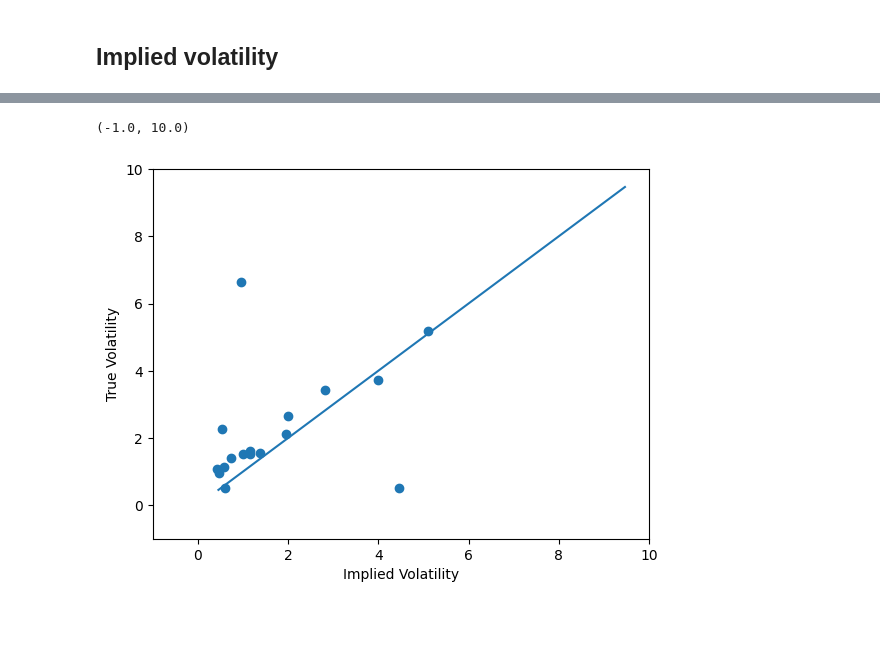
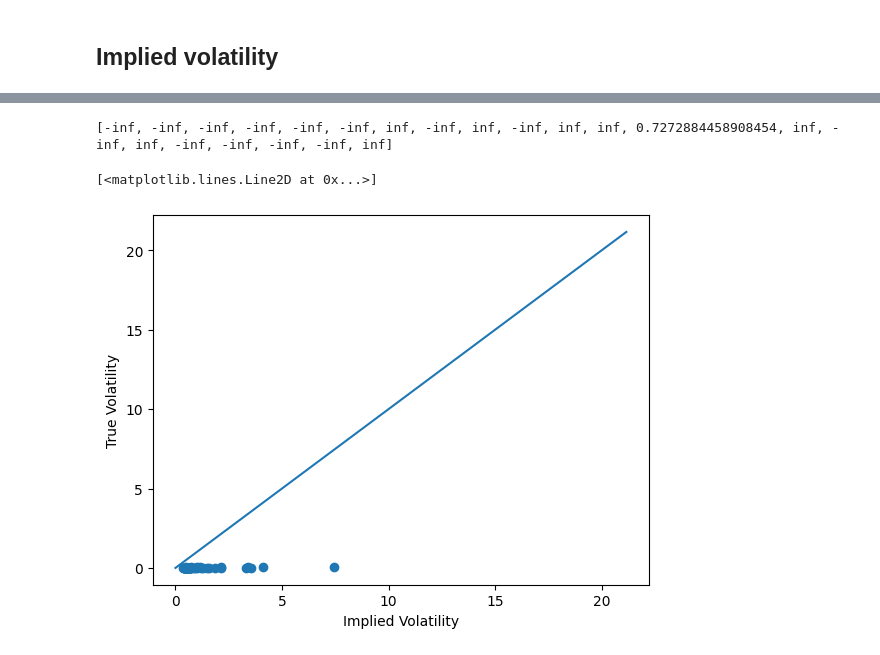
Before and after one commit to ansingh16/derivative_pricing, a Jupyter notebook: Code/Pricing.ipynb, the cells around one changed output, grey strips where cells are left out. Cells and saved outputs as stored; diff of their text form; code cells hidden in the pictures; blank space fills up the shorter version.

```diff
--- a/Code/Pricing.ipynb
+++ b/Code/Pricing.ipynb
@@ -156,6 +191,7 @@ current_price = stock.Close[-1]
 strike_price = current_price+2
 risk_free_rate = 0.05
 dt = 1/252.0
+risk_free_rate = 0.528
 
 
 option_price=[]
@@ -234,7 +270,7 @@ stock_data = pdr.get_data_yahoo(ticker, start_date, end_date)
 
 lastdate = datetime.date.today().strftime('%Y-%m-%d')
 
-expiration = '2023-11-03'
+expiration = '2024-09-20'
 stock_ticker = yfin.Ticker(ticker)
 # Fetch options data
 options_data = stock_ticker.option_chain(expiration)
@@ -246,14 +282,16 @@ puts = options_data.puts
 calls['lastTradeDate'] = calls['lastTradeDate'].apply(format_date)
 puts['lastTradeDate'] = puts['lastTradeDate'].apply(format_date)
 
-# select the
+# risk free rate
+risk_free_rate = 0.528
 
 
 # print(strike,strike_df.lastTradeDate.values[0])
 
-risk_free_rate = 0.05
+# risk_free_rate = 0.05
 deltat = 1/252.0
 steps = 100
+
 
 mc_price = []
 op_price = []
@@ -367,7 +402,7 @@ end_date = current_date
 stock_data = pdr.get_data_yahoo(ticker, start_date, end_date)
 
 
-expiration = '2023-11-03'
+expiration = '2024-09-20'
 stock_ticker = yfin.Ticker(ticker)
 # Fetch options data
 options_data = stock_ticker.option_chain(expiration)
@@ -388,7 +423,7 @@ from Option_pricing import Pricing_Models
 def get_volatility(data, tradedate):
     return data.Close.pct_change().std()*np.sqrt(252)
 
-risk_free_rate = 0.05
+risk_free_rate = 0.528
 deltat = 1/252.0
 lastdate = date.today().strftime('%Y-%m-%d')
 # iterate over each strike price
@@ -615,11 +675,15 @@ Today is:  2023-11-02
+# %%
+print(cal_sig)
+# %% [output]
+[-inf, -inf, -inf, -inf, -inf, -inf, inf, -inf, inf, -inf, inf, inf, 0.7272884458908454, inf, -inf, inf, -inf, -inf, -inf, -inf, inf]
 # %%
 fig,ax = plt.subplots(1,1)
 ax.set_xlabel(r'Implied Volatility')
 ax.set_ylabel(r'True Volatility')
-ax.scatter(cal_sig,true_sig)
+ax.scatter(np.array(cal_sig)/100,true_sig/100)
 ax.plot([min(true_sig),max(true_sig)],[min(true_sig),max(true_sig)])
-ax.set_xlim(-1,10)
-ax.set_ylim(-1,10)
+# ax.set_xlim(-1,10)
+# ax.set_ylim(-1,10)
 # %% [output]
-(-1.0, 10.0)
+[<matplotlib.lines.Line2D at 0x...>]
-[figure, old version]
+[figure, new version]
```
Also changed, not shown: parts of 16 cells of this notebook, 1 other file.
